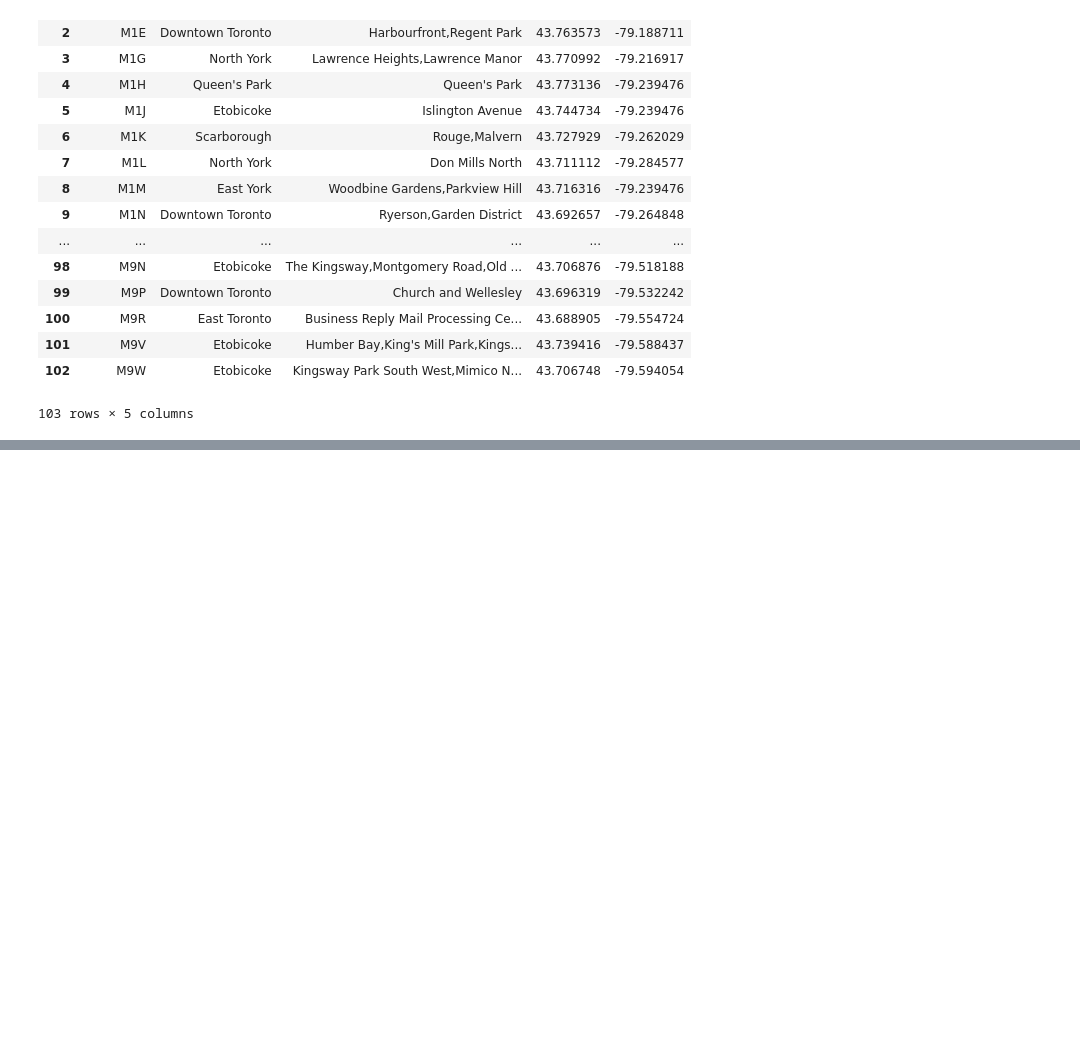
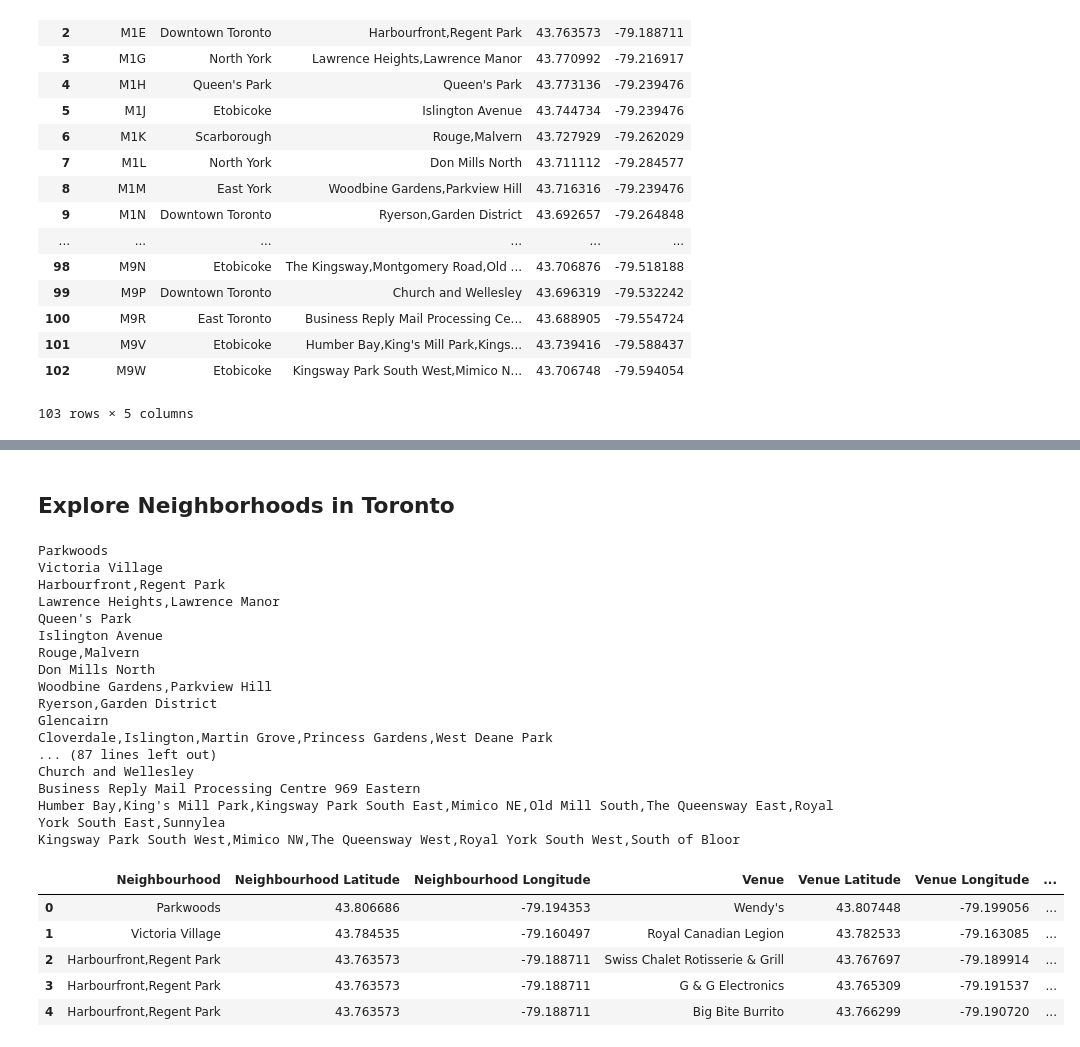
Before and after one commit to bajkanicm/coursera-capstone-project, a Jupyter notebook: Segmenting-Clustering-Neighborhoods-Toronto.ipynb, the cells around one changed output, grey strips where cells are left out. Saved outputs shown, nothing was run; the diff lists cells and outputs as text; code cells hidden in the pictures; blank space fills up the shorter version.

```diff
--- a/Segmenting-Clustering-Neighborhoods-Toronto.ipynb
+++ b/Segmenting-Clustering-Neighborhoods-Toronto.ipynb
@@ -93,0 +136,71 @@ df
+# %% [markdown]
+## Explore Neighborhoods in Toronto
+# %%
+def getNearbyVenues(names, latitudes, longitudes, radius=500):
+
+    venues_list=[]
+    for name, lat, lng in zip(names, latitudes, longitudes):
+        print(name)
+
+        # create the API request URL
+        url = 'https://api.foursquare.com/v2/venues/explore?&client_id={}&client_secret={}&v={}&ll={},{}&radius={}'.format(
+            CLIENT_ID,
+            CLIENT_SECRET,
+            VERSION,
+            lat,
+            lng,
+            radius)
+
+        # make the GET request
+        results = requests.get(url).json()["response"]['groups'][0]['items']
+
+        # return only relevant information for each nearby venue
+        venues_list.append([(
+            name,
+            lat,
+            lng,
+            v['venue']['name'],
+            v['venue']['location']['lat'],
+            v['venue']['location']['lng'],
+            v['venue']['categories'][0]['name']) for v in results])
+
+    nearby_venues = pd.DataFrame([item for venue_list in venues_list for item in venue_list])
+    nearby_venues.columns = ['Neighbourhood',
+                  'Neighbourhood Latitude',
+                  'Neighbourhood Longitude',
+                  'Venue',
+                  'Venue Latitude',
+                  'Venue Longitude',
+                  'Venue Category']
+
+    return(nearby_venues)
+# %%
+toronto_venues = getNearbyVenues(names=df['Neighbourhood'],
+                                   latitudes=df['Latitude'],
+                                   longitudes=df['Longitude']
+                                  )
+toronto_venues.head()
+# %% [output]
+Parkwoods
+Victoria Village
+Harbourfront,Regent Park
+Lawrence Heights,Lawrence Manor
+Queen's Park
+Islington Avenue
+Rouge,Malvern
+Don Mills North
+Woodbine Gardens,Parkview Hill
+Ryerson,Garden District
+Glencairn
+Cloverdale,Islington,Martin Grove,Princess Gardens,West Deane Park
+... (87 lines left out)
+Church and Wellesley
+Business Reply Mail Processing Centre 969 Eastern
+Humber Bay,King's Mill Park,Kingsway Park South East,Mimico NE,Old Mill South,The Queensway East,Royal York South East,Sunnylea
+Kingsway Park South West,Mimico NW,The Queensway West,Royal York South West,South of Bloor
+|  | Neighbourhood | Neighbourhood Latitude | Neighbourhood Longitude | Venue | Venue Latitude | Venue Longitude | ... |
+| 0 | Parkwoods | 43.806686 | -79.194353 | Wendy's | 43.807448 | -79.199056 | ... |
+| 1 | Victoria Village | 43.784535 | -79.160497 | Royal Canadian Legion | 43.782533 | -79.163085 | ... |
+| 2 | Harbourfront,Regent Park | 43.763573 | -79.188711 | Swiss Chalet Rotisserie & Grill | 43.767697 | -79.189914 | ... |
+| 3 | Harbourfront,Regent Park | 43.763573 | -79.188711 | G & G Electronics | 43.765309 | -79.191537 | ... |
+| 4 | Harbourfront,Regent Park | 43.763573 | -79.188711 | Big Bite Burrito | 43.766299 | -79.190720 | ... |
```
Also changed, not shown: parts of 14 cells of this notebook.
